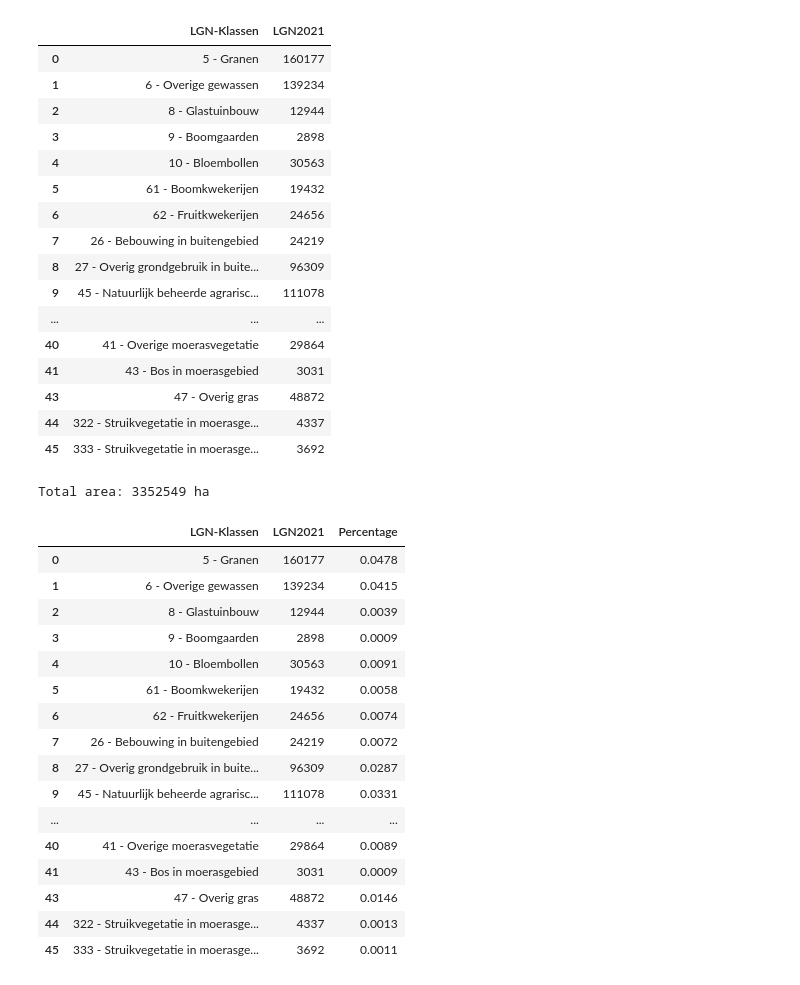
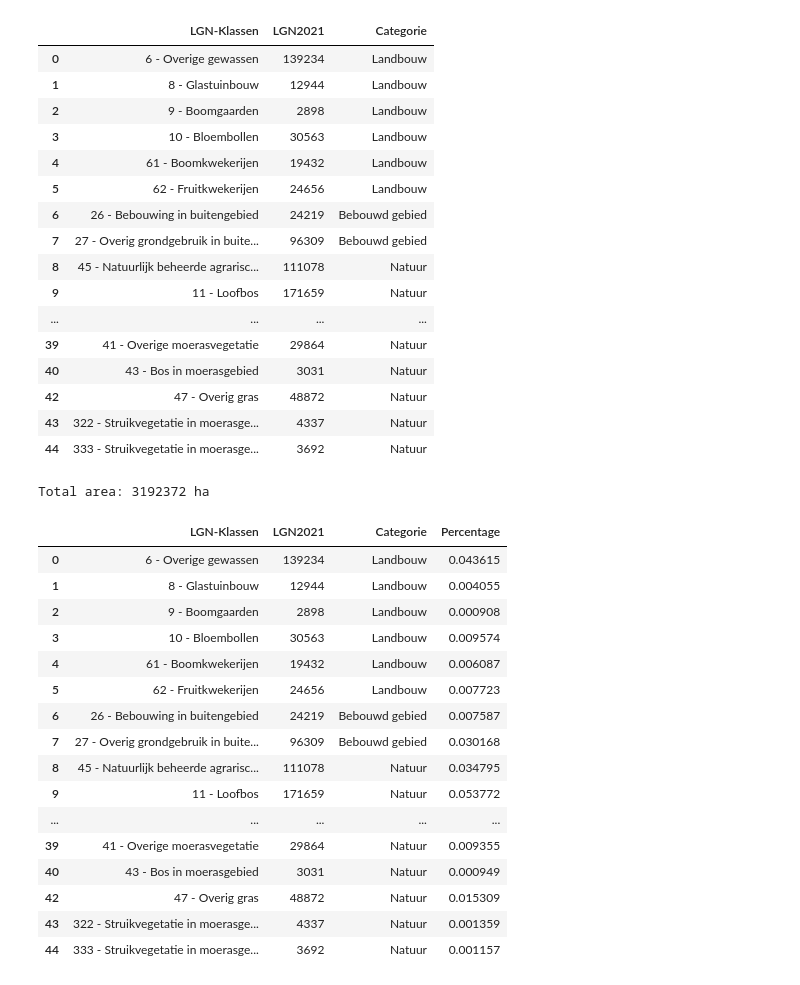
Before and after one commit to vnglst/onsland, a Jupyter notebook: WENR-landgebruik.ipynb, the cells around one changed output. Drawn from its saved outputs; the diff is of its cells as text; code cells hidden in the pictures.

```diff
--- a/WENR-landgebruik.ipynb
+++ b/WENR-landgebruik.ipynb
@@ -3,8 +3,8 @@ import pandas as pd
 # %%
 # Load the CSV file
 file_path = 'WENR-landgebruik.csv'
-data = pd.read_csv(file_path, delimiter=';', header=4)
-data.columns = ['LGN-Klassen', 'LGN2018', 'LGN2021', "Verschil"]
+data = pd.read_csv(file_path, delimiter=';', header=5)
+data.columns = ['LGN-Klassen', 'LGN2018', 'LGN2021', "Verschil", "Categorie"]
 data.head()
 
 data
@@ -29,6 +29,6 @@ data
 # %%
-# Keep only the columns LGN-Klassen	and LGN2021
-data = data[['LGN-Klassen', 'LGN2021']]
+# Keep only the columns LGN-Klassen, LGN2021 and Category
+data = data[['LGN-Klassen', 'LGN2021', 'Categorie']]
 
 # Remove rows that are 0
 data = data[data['LGN2021'] != 0]
@@ -38,52 +38,52 @@ data = data[data['LGN-Klassen'] != 'Zout water']
 
 data
 # %% [output]
-|  | LGN-Klassen | LGN2021 |
-| 0 | 5 - Granen | 160177 |
-| 1 | 6 - Overige gewassen | 139234 |
-| 2 | 8 - Glastuinbouw | 12944 |
-| 3 | 9 - Boomgaarden | 2898 |
-| 4 | 10 - Bloembollen | 30563 |
-| 5 | 61 - Boomkwekerijen | 19432 |
-| 6 | 62 - Fruitkwekerijen | 24656 |
-| 7 | 26 - Bebouwing in buitengebied | 24219 |
-| 8 | 27 - Overig grondgebruik in buite... | 96309 |
-| 9 | 45 - Natuurlijk beheerde agrarisc... | 111078 |
-| ... | ... | ... |
-| 40 | 41 - Overige moerasvegetatie | 29864 |
-| 41 | 43 - Bos in moerasgebied | 3031 |
-| 43 | 47 - Overig gras | 48872 |
-| 44 | 322 - Struikvegetatie in moerasge... | 4337 |
-| 45 | 333 - Struikvegetatie in moerasge... | 3692 |
+|  | LGN-Klassen | LGN2021 | Categorie |
+| 0 | 6 - Overige gewassen | 139234 | Landbouw |
+| 1 | 8 - Glastuinbouw | 12944 | Landbouw |
+| 2 | 9 - Boomgaarden | 2898 | Landbouw |
+| 3 | 10 - Bloembollen | 30563 | Landbouw |
+| 4 | 61 - Boomkwekerijen | 19432 | Landbouw |
+| 5 | 62 - Fruitkwekerijen | 24656 | Landbouw |
+| 6 | 26 - Bebouwing in buitengebied | 24219 | Bebouwd gebied |
+| 7 | 27 - Overig grondgebruik in buite... | 96309 | Bebouwd gebied |
+| 8 | 45 - Natuurlijk beheerde agrarisc... | 111078 | Natuur |
+| 9 | 11 - Loofbos | 171659 | Natuur |
+| ... | ... | ... | ... |
+| 39 | 41 - Overige moerasvegetatie | 29864 | Natuur |
+| 40 | 43 - Bos in moerasgebied | 3031 | Natuur |
+| 42 | 47 - Overig gras | 48872 | Natuur |
+| 43 | 322 - Struikvegetatie in moerasge... | 4337 | Natuur |
+| 44 | 333 - Struikvegetatie in moerasge... | 3692 | Natuur |
 # %%
 # Sum all the areas
 total_area = data['LGN2021'].sum()
 
 print(f'Total area: {total_area} ha')
 
 # Calculate the percentage of each class
-data['Percentage'] = round(data['LGN2021'] / total_area, 4)
+data['Percentage'] = data['LGN2021'] / total_area
 
 data
 # %% [output]
-Total area: 3352549 ha
+Total area: 3192372 ha
-|  | LGN-Klassen | LGN2021 | Percentage |
-| 0 | 5 - Granen | 160177 | 0.0478 |
-| 1 | 6 - Overige gewassen | 139234 | 0.0415 |
-| 2 | 8 - Glastuinbouw | 12944 | 0.0039 |
-| 3 | 9 - Boomgaarden | 2898 | 0.0009 |
-| 4 | 10 - Bloembollen | 30563 | 0.0091 |
-| 5 | 61 - Boomkwekerijen | 19432 | 0.0058 |
-| 6 | 62 - Fruitkwekerijen | 24656 | 0.0074 |
-| 7 | 26 - Bebouwing in buitengebied | 24219 | 0.0072 |
-| 8 | 27 - Overig grondgebruik in buite... | 96309 | 0.0287 |
-| 9 | 45 - Natuurlijk beheerde agrarisc... | 111078 | 0.0331 |
-| ... | ... | ... | ... |
-| 40 | 41 - Overige moerasvegetatie | 29864 | 0.0089 |
-| 41 | 43 - Bos in moerasgebied | 3031 | 0.0009 |
-| 43 | 47 - Overig gras | 48872 | 0.0146 |
-| 44 | 322 - Struikvegetatie in moerasge... | 4337 | 0.0013 |
-| 45 | 333 - Struikvegetatie in moerasge... | 3692 | 0.0011 |
+|  | LGN-Klassen | LGN2021 | Categorie | Percentage |
+| 0 | 6 - Overige gewassen | 139234 | Landbouw | 0.043615 |
+| 1 | 8 - Glastuinbouw | 12944 | Landbouw | 0.004055 |
+| 2 | 9 - Boomgaarden | 2898 | Landbouw | 0.000908 |
+| 3 | 10 - Bloembollen | 30563 | Landbouw | 0.009574 |
+| 4 | 61 - Boomkwekerijen | 19432 | Landbouw | 0.006087 |
+| 5 | 62 - Fruitkwekerijen | 24656 | Landbouw | 0.007723 |
+| 6 | 26 - Bebouwing in buitengebied | 24219 | Bebouwd gebied | 0.007587 |
+| 7 | 27 - Overig grondgebruik in buite... | 96309 | Bebouwd gebied | 0.030168 |
+| 8 | 45 - Natuurlijk beheerde agrarisc... | 111078 | Natuur | 0.034795 |
+| 9 | 11 - Loofbos | 171659 | Natuur | 0.053772 |
+| ... | ... | ... | ... | ... |
+| 39 | 41 - Overige moerasvegetatie | 29864 | Natuur | 0.009355 |
+| 40 | 43 - Bos in moerasgebied | 3031 | Natuur | 0.000949 |
+| 42 | 47 - Overig gras | 48872 | Natuur | 0.015309 |
+| 43 | 322 - Struikvegetatie in moerasge... | 4337 | Natuur | 0.001359 |
+| 44 | 333 - Struikvegetatie in moerasge... | 3692 | Natuur | 0.001157 |
 # %%
 # Sanity check, the sum of all percentages should be 1
 print(data['Percentage'].sum())
```
Also changed, not shown: parts of 4 cells of this notebook, 3 other files.
